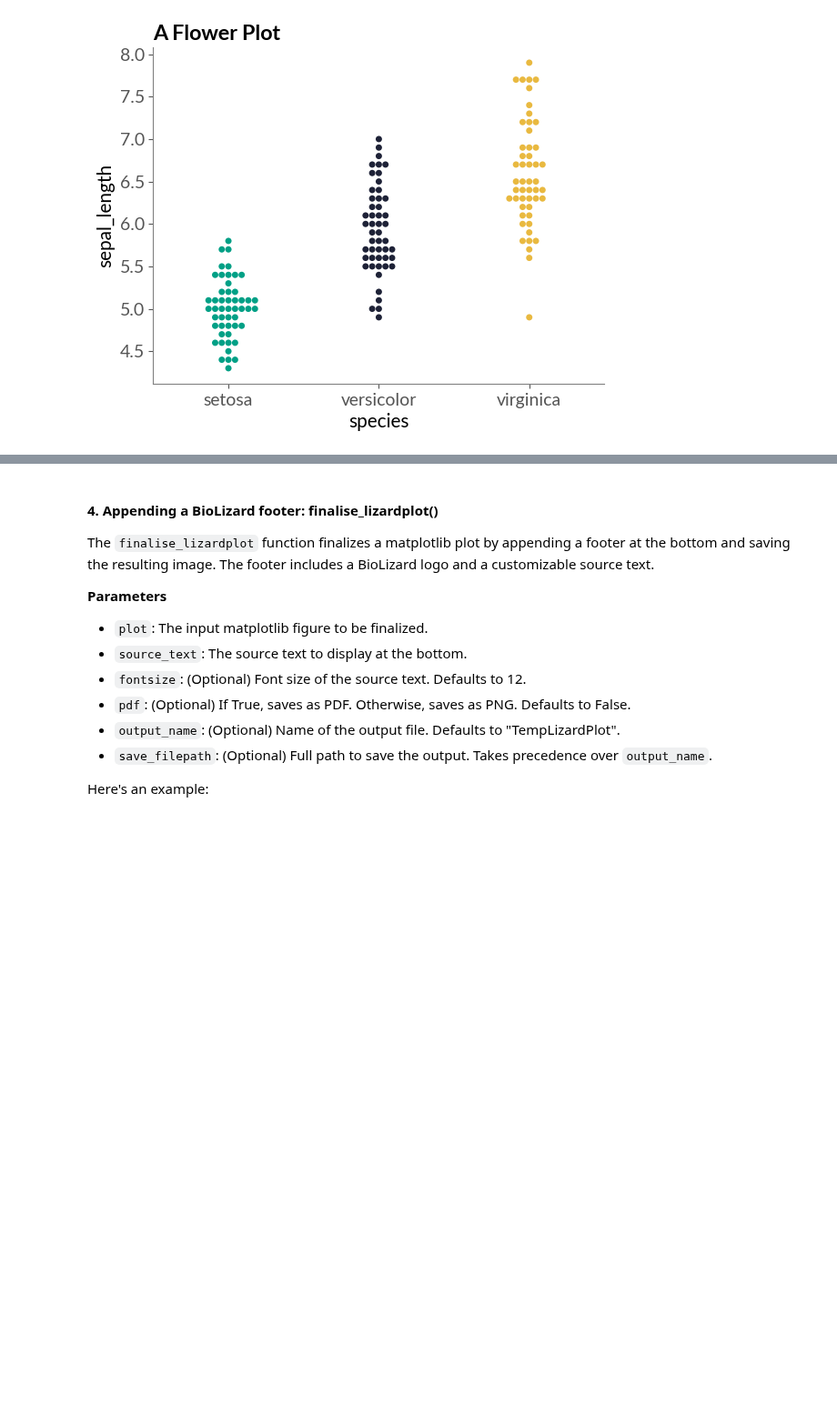
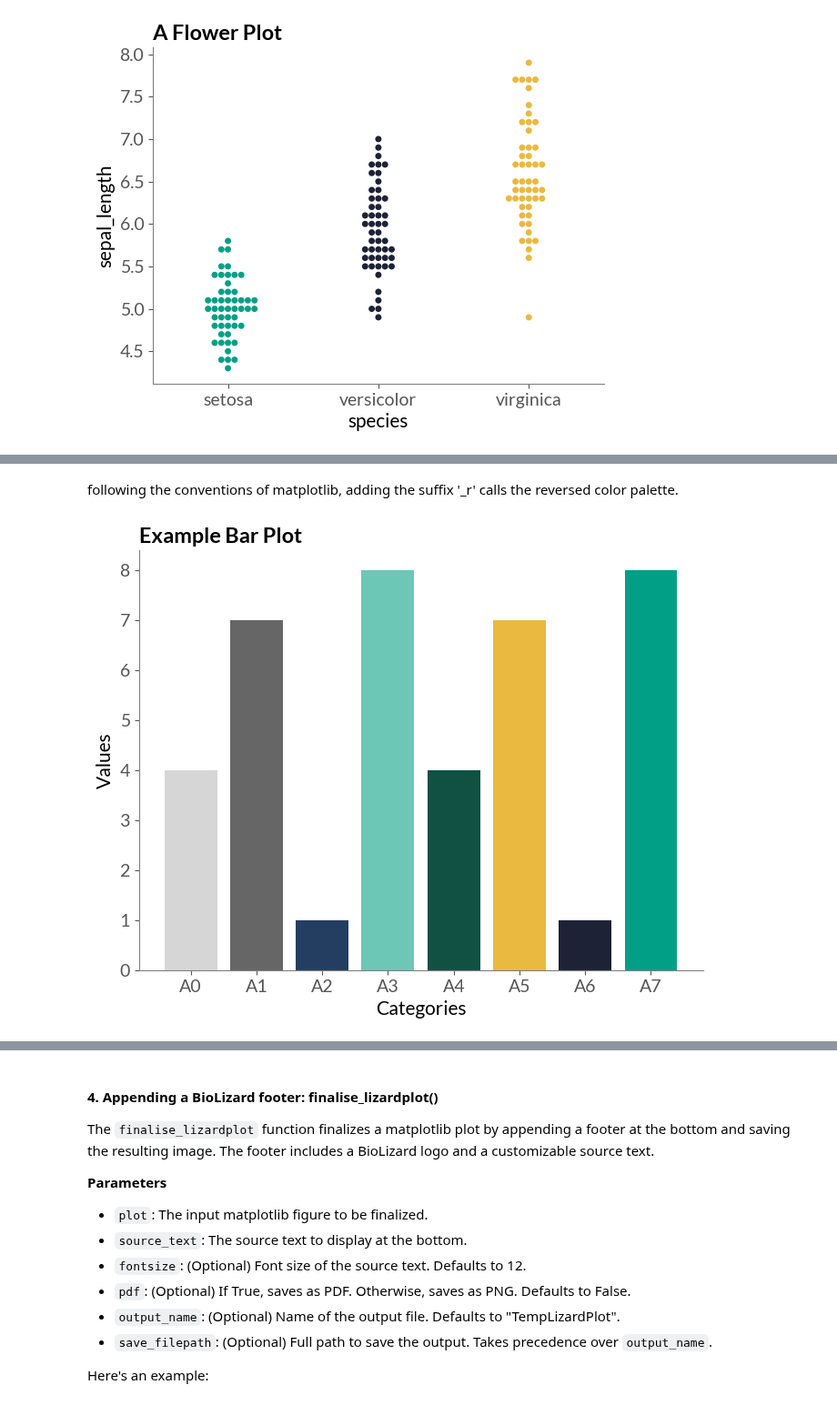
Before and after one commit to lizard-bio/nature-grade-visualization-playground, a Jupyter notebook: BioLizardStylePython/docs/_build/jupyter_execute/example.ipynb, the cells around one changed output, grey strips where cells are left out. Shown at 91% size. Saved outputs shown, nothing was run; the diff lists cells and outputs as text; code cells hidden in the pictures; blank space fills up the shorter version.

```diff
--- a/BioLizardStylePython/docs/_build/jupyter_execute/example.ipynb
+++ b/BioLizardStylePython/docs/_build/jupyter_execute/example.ipynb
@@ -84,0 +82,19 @@ plt.show()
+# %% [markdown]
+following the conventions of matplotlib, adding the suffix '_r' calls the reversed color palette.
+# %%
+# Generate colors from the qualitative palette
+palette= biolizard_qualitative_pal_r()
+bar_colors = [palette(i) for i in range(len(categories))]
+
+# Create the bar plot
+plt.figure(figsize=(8, 6))
+bars = plt.bar(categories, values, color=bar_colors)
+
+# Add title and labels
+plt.title('Example Bar Plot')
+plt.xlabel('Categories')
+plt.ylabel('Values')
+
+plt.show()
+# %% [output]
+[figure, added]
```
Also changed, not shown: parts of 22 cells of this notebook, 54 other files.
